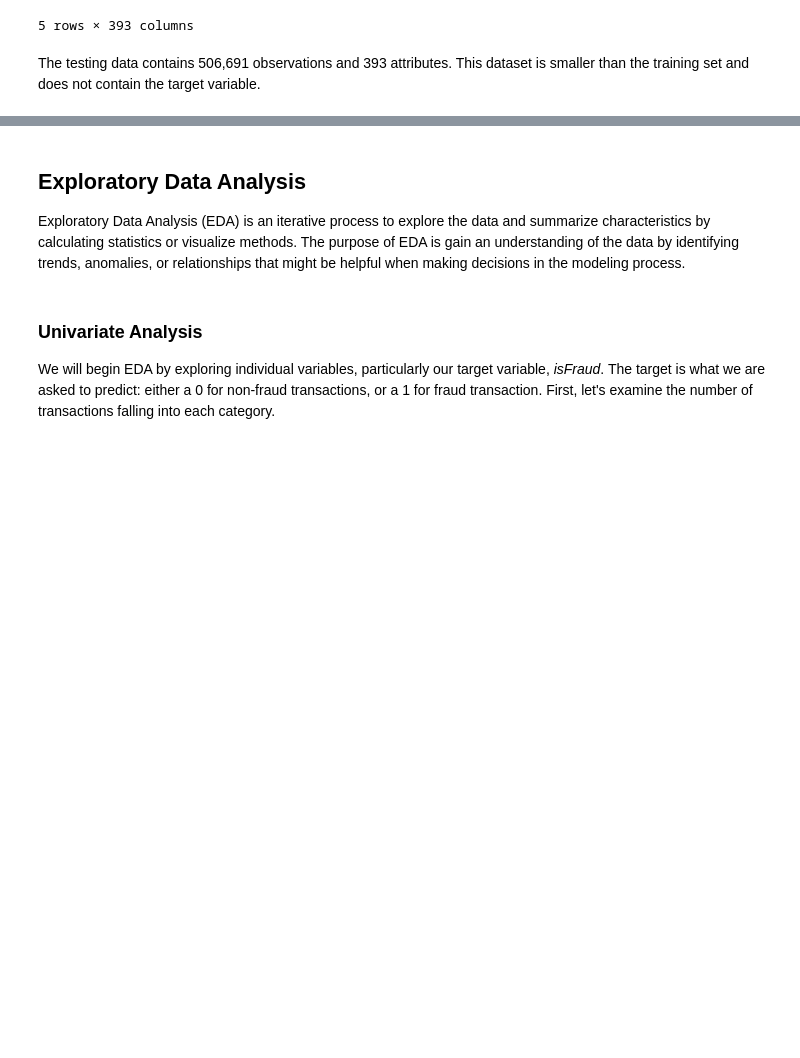
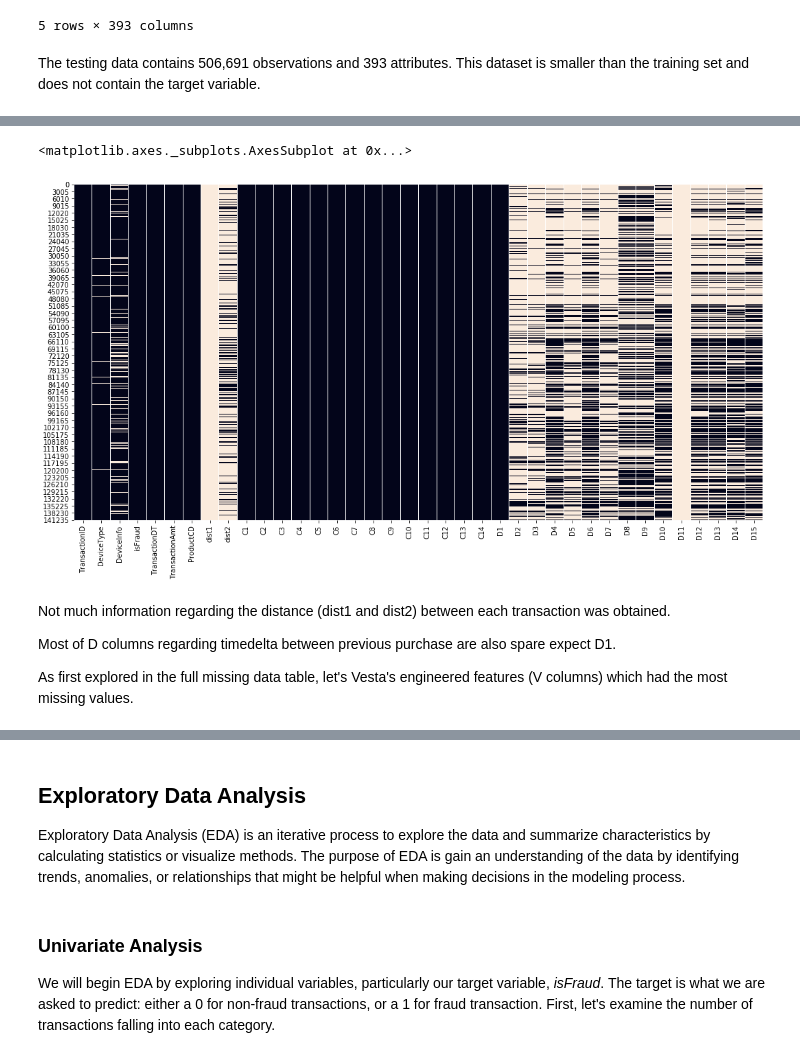
Before and after one commit to tsaw8/Thinkful_Project, a Jupyter notebook: Capstone: Supervised learning /IEEE-CIS Fraud Detection .ipynb, the cells around one changed output, grey strips where cells are left out. Saved outputs shown, nothing was run; the diff lists cells and outputs as text; code cells hidden in the pictures; blank space fills up the shorter version.

```diff
--- a/Capstone: Supervised learning /IEEE-CIS Fraud Detection .ipynb
+++ b/Capstone: Supervised learning /IEEE-CIS Fraud Detection .ipynb
@@ -138,0 +301,3 @@ The testing data contains 506,691 observations and 393 attributes. This dataset
+# %%
+# Numerical variables
+df_num = df.filter(regex='isFraud|TransactionDT|TransactionAmt|dist|C|D')
@@ -138,0 +326,12 @@ The testing data contains 506,691 observations and 393 attributes. This dataset
+# %%
+plt.figure(figsize=(18,9))
+sns.heatmap(df_num.isnull(), cbar= False)
+# %% [output]
+<matplotlib.axes._subplots.AxesSubplot at 0x...>
+[figure, added]
+# %% [markdown]
+Not much information regarding the distance (dist1 and dist2) between each transaction was obtained.
+
+Most of D columns regarding timedelta between previous purchase are also spare expect D1.
+
+As first explored in the full missing data table, let's Vesta's engineered features (V columns) which had the most missing values.
```
Also changed, not shown: parts of 48 cells of this notebook.
